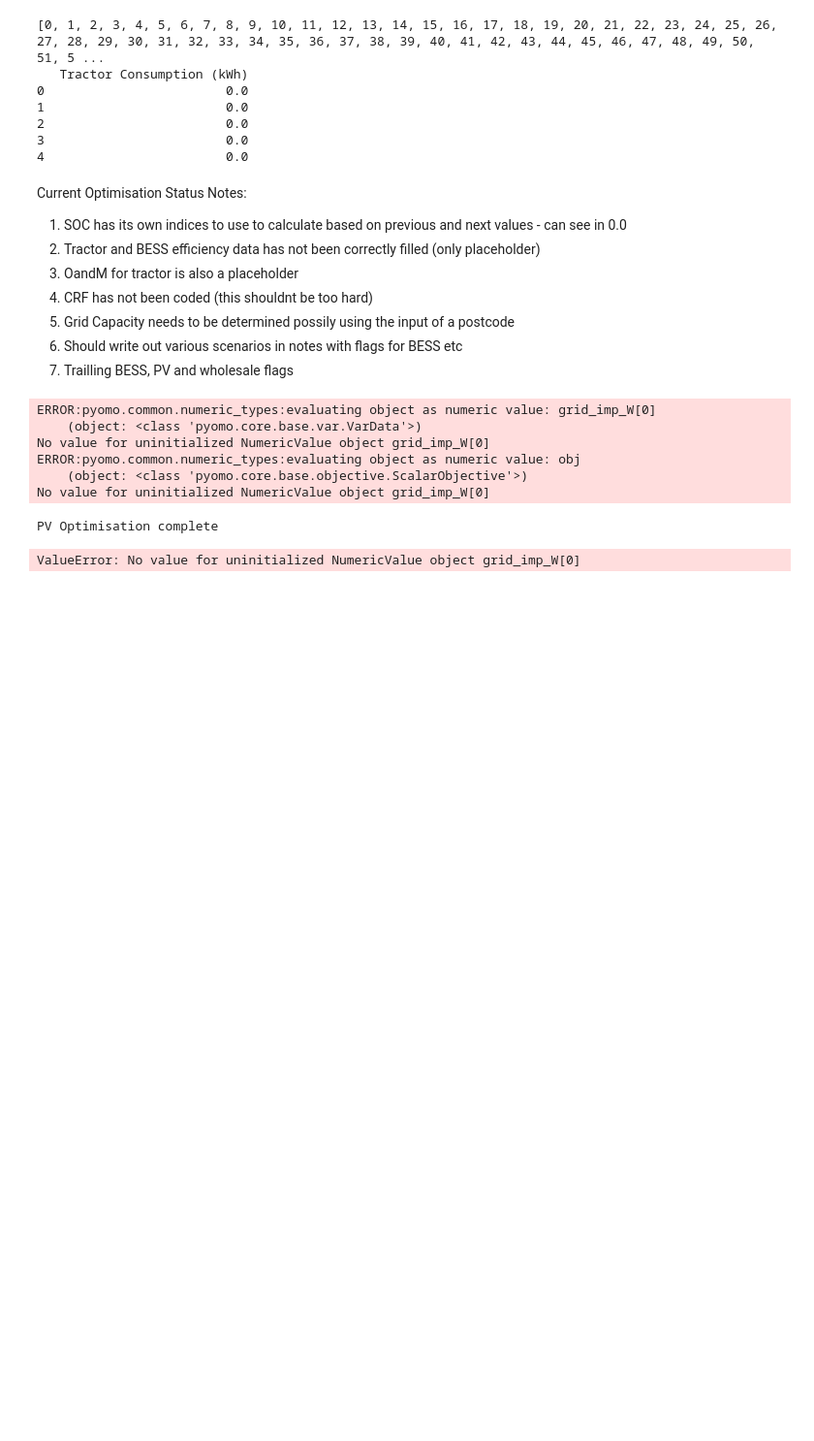
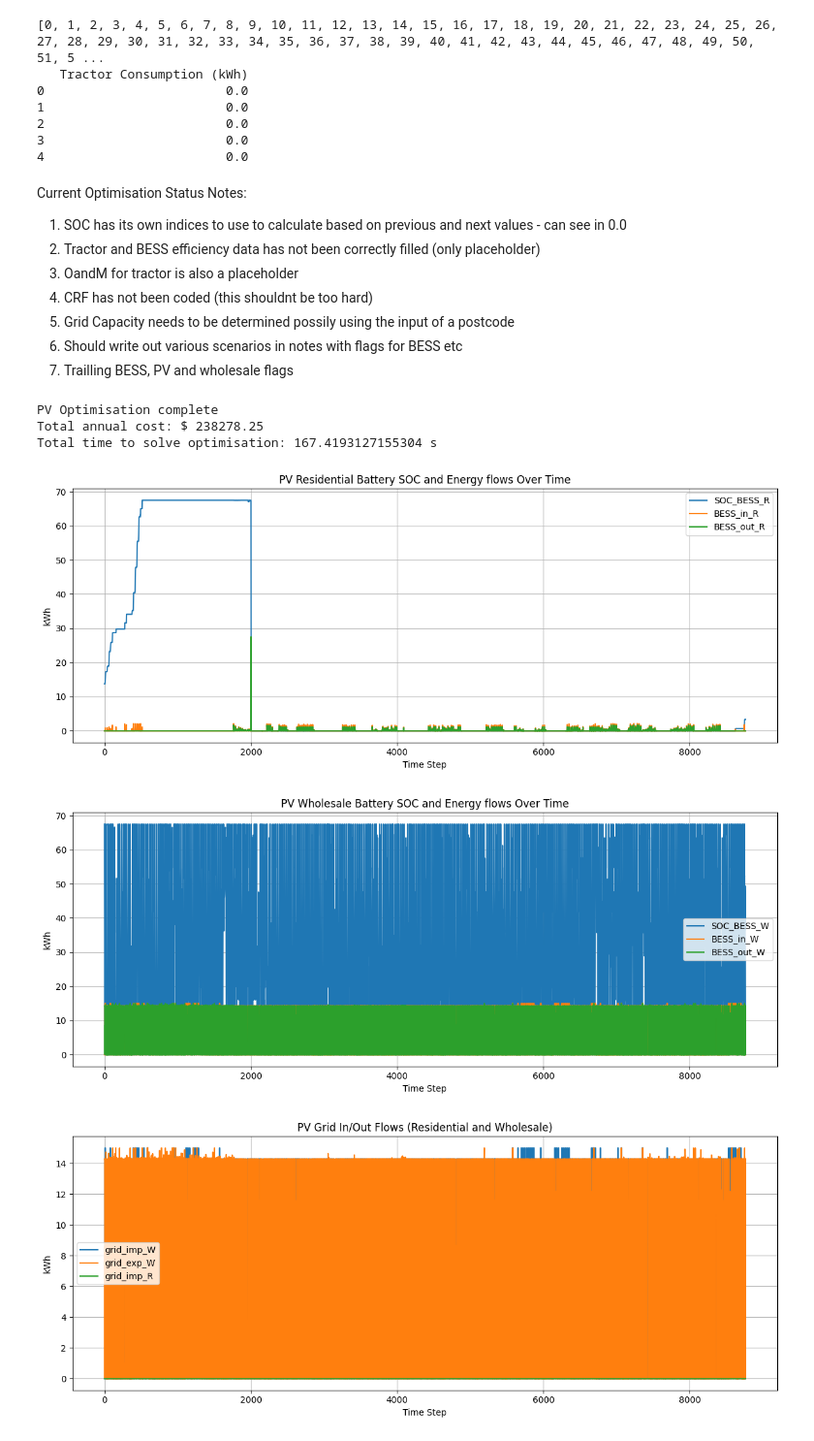
Before and after one commit to chloecasserly/Electrifying-Tractors-for-Farming-and-Electricity-Grid-Integration, a Jupyter notebook: TractorOptimisationv1.ipynb, the cells around one changed output. Shown at 97% size. Drawn from its saved outputs; the diff is of its cells as text; code cells hidden in the pictures; blank space fills up the shorter version.

```diff
--- a/TractorOptimisationv1.ipynb
+++ b/TractorOptimisationv1.ipynb
@@ -5,7 +5,7 @@
 # Scenario inputs (0 or 1)
 pv = 1
 bess_R = 1
-bess_W = 1
+bess_W = 0
 capex = 1
 fcas = 0
 
@@ -268,12 +268,12 @@ def power_imp_balance_W(m, t):
     return modelv1.grid_exp_W[t] == modelv1.BESS_out_W[t]
 modelv1.power_imp__W_constraint = Constraint(modelv1.T, rule=power_imp_balance_W)
 
-# def BESS_inclusion_scenario_W(m, t):
-#     if delta_BESS_W == 0:
-#         return modelv1.BESS_out_W[t] == 0
-#         return modelv1.BESS_in_W[t] == 0
-#     else:
-#         return Constraint.Skip
+def BESS_inclusion_scenario_W(m, t):
+    if delta_BESS_W == 0:
+        return modelv1.BESS_out_W.fix(0)
+        return modelv1.BESS_in_W.fix(0)
+    else:
+        return Constraint.Skip
 
 def battery_soc_W(m, t):
     return (modelv1.SOC_BESS_W[t+1] == modelv1.SOC_BESS_W[t] +
@@ -296,12 +296,12 @@ def power_imp_balance_R(m, t):
             + modelv1.tractor_in[t])
 modelv1.power_imp_R_constraint = Constraint(modelv1.T, rule=power_imp_balance_R)
 
-# def BESS_inclusion_scenario_R(m, t):
-#     if delta_BESS_R == 0:
-#         return modelv1.BESS_out_R[t] == 0
-#         return modelv1.BESS_in_R[t] == 0
-#     else:
-#         return Constraint.Skip
+def BESS_inclusion_scenario_R(m, t):
+    if delta_BESS_R == 0:
+        return modelv1.BESS_out_R.fix(0)
+        return modelv1.BESS_in_R.fix(0)
+    else:
+        return Constraint.Skip
 
 def battery_soc_R(m, t):
     return (modelv1.SOC_BESS_R[t+1] == modelv1.SOC_BESS_R[t] +
@@ -356,9 +356,9 @@ def grid_limit_exp_tractor(m, t):
 modelv1.grid_limit_exp_tractor_constraint = Constraint(modelv1.T, rule=grid_limit_exp_tractor)
 
 ## Added in as DRAFT - not apart of version 5.4
-# def farm_load(m, t):
-#     return modelv1.farm[t] <= modelv1.farm_load[t]
-# modelv1.farm_load_constraint = Constraint(modelv1.T, rule=farm_load)
+def farm_load(m, t):
+    return modelv1.farm[t] <= modelv1.farm_load[t]
+modelv1.farm_load_constraint = Constraint(modelv1.T, rule=farm_load)
 
 def tractor_load(m, t):
     return modelv1.SOC_tractor[t] >= modelv1.tractor_load[t]
@@ -403,18 +403,13 @@ print("Total annual cost: $", round(value(modelv1.obj), 2))
 t1 = time.time()
 print("Total time to solve optimisation:",(t1-t0),'s')
 # %% [output]
-ERROR:pyomo.common.numeric_types:evaluating object as numeric value: grid_imp_W[0]
-    (object: <class 'pyomo.core.base.var.VarData'>)
-No value for uninitialized NumericValue object grid_imp_W[0]
-ERROR:pyomo.common.numeric_types:evaluating object as numeric value: obj
-    (object: <class 'pyomo.core.base.objective.ScalarObjective'>)
-No value for uninitialized NumericValue object grid_imp_W[0]
+PV Optimisation complete
+Total annual cost: $ 238278.25
+Total time to solve optimisation: 167.4193127155304 s
-PV Optimisation complete
-ValueError: No value for uninitialized NumericValue object grid_imp_W[0]
 # %%
 from pyomo.environ import value
 import matplotlib.pyplot as plt
-name = name
+name = 'PV'
 # Extract time steps (x-axis)
 timesteps = list(modelv1.T)
 
@@ -446,7 +441,6 @@ plt.figure(figsize=(12, 5))
 plt.plot(timesteps, [value(modelv1.grid_imp_W[t]) for t in timesteps], label='grid_imp_W')
 plt.plot(timesteps, [value(modelv1.grid_exp_W[t]) for t in timesteps], label='grid_exp_W')
 plt.plot(timesteps, [value(modelv1.grid_imp_R[t]) for t in timesteps], label='grid_imp_R')
-plt.plot(timesteps, [value(modelv1.grid_exp_R[t]) for t in timesteps], label='grid_exp_R')
 plt.xlabel('Time Step')
 plt.ylabel('kWh')
 plt.title(f'{name} Grid In/Out Flows (Residential and Wholesale)')
@@ -460,30 +454,34 @@ plt.plot(timesteps, [value(modelv1.tractor_in[t]) for t in timesteps], label='tr
 plt.plot(timesteps, [value(modelv1.tractor_out[t]) for t in timesteps], label='tractor_out')
 plt.plot(timesteps, [value(modelv1.SOC_tractor[t]) for t in timesteps], label='SOC_tractor')
 plt.xlabel('Time Step')
 plt.ylabel('kWh')
 plt.title(f'{name} Tractor Battery SOC and Energy Flows Over Time')
 plt.legend()
 plt.grid(True)
 plt.tight_layout()
 plt.show()
 
 plt.figure(figsize=(12, 5))
 plt.plot(timesteps, [value(modelv1.PV_W[t]) for t in timesteps], label='PV_W')
 plt.plot(timesteps, [value(modelv1.PV_R[t]) for t in timesteps], label='PV_R')
 plt.xlabel('Time Step')
 plt.ylabel('kWh')
 plt.title(f'{name} PV Energy Flows Over Time')
 plt.legend()
 plt.grid(True)
 plt.tight_layout()
 plt.show()
 
 plt.figure(figsize=(12, 5))
 plt.plot(timesteps, [value(modelv1.farm[t]) for t in timesteps], label='farm')
 plt.xlabel('Time Step')
 plt.ylabel('kWh')
 plt.title(f'{name} Farm Energy Flows Over Time')
 plt.legend()
 plt.grid(True)
 plt.tight_layout()
 plt.show()
+# %% [output]
+[figure, added]
+[figure, added]
+[figure, added]
```
Also changed, not shown: parts of 2 cells of this notebook.
